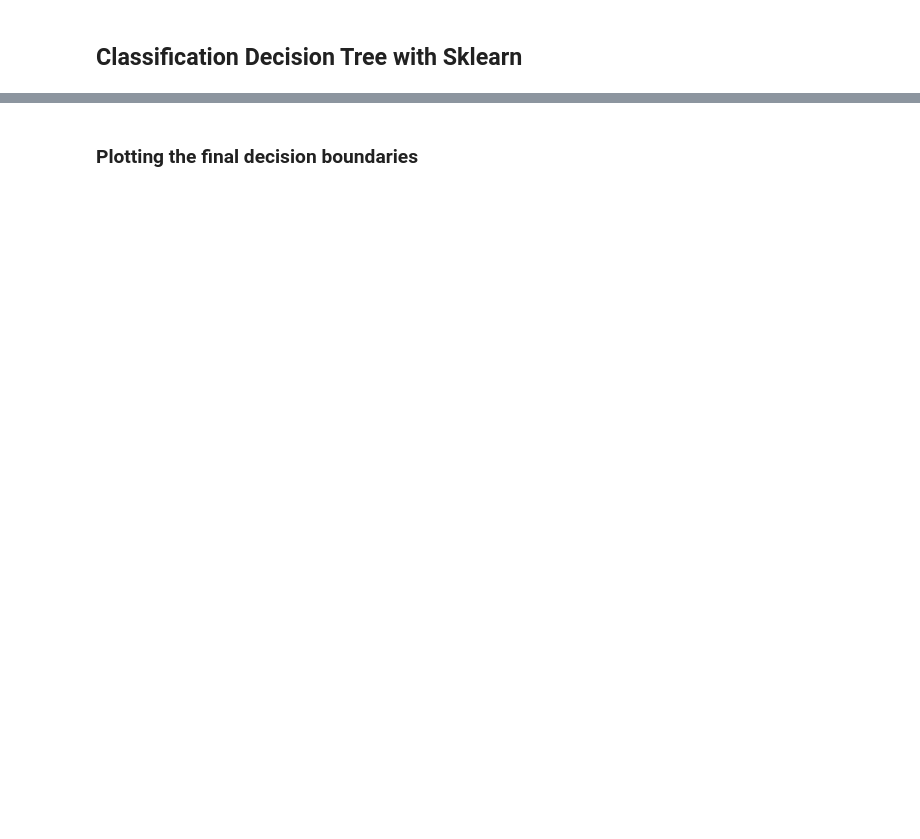
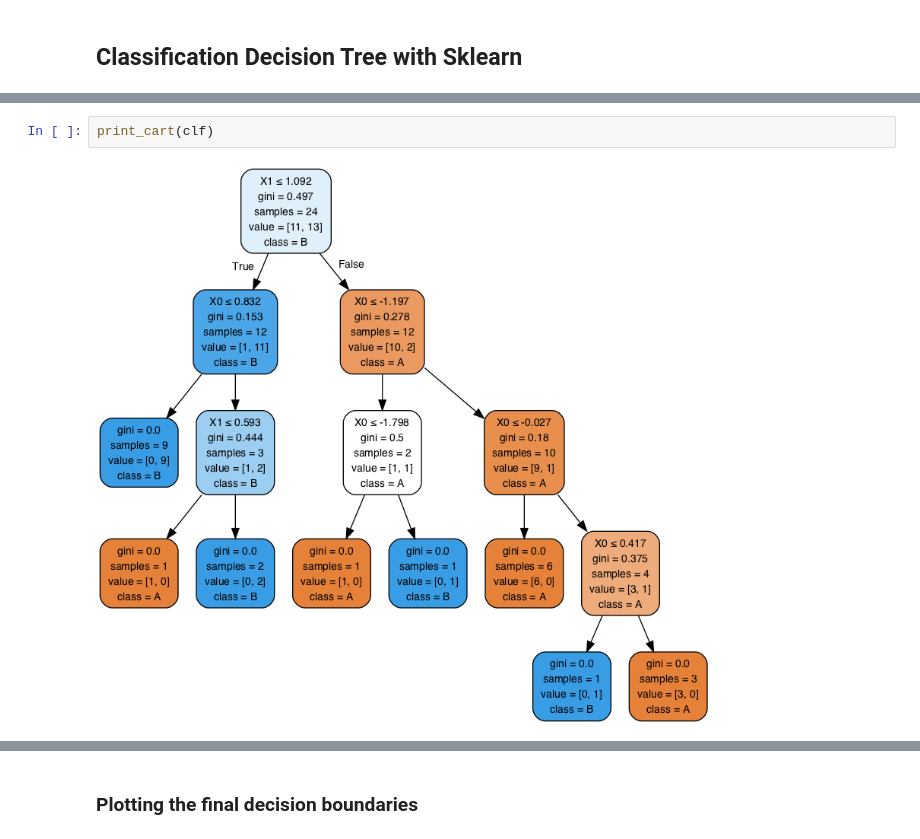
Before and after one commit to davidggphy/2019_03_Curso_IFT, a Jupyter notebook: notebooks/01_classification/00_decision_tree.ipynb, the cells around one changed output, grey strips where cells are left out. Drawn from its saved outputs; the diff is of its cells as text; blank space fills up the shorter version.

```diff
--- a/notebooks/01_classification/00_decision_tree.ipynb
+++ b/notebooks/01_classification/00_decision_tree.ipynb
@@ -130,0 +227,4 @@ clf2 = tree.DecisionTreeClassifier(max_depth=4).fit(X_train, Y_train)
+# %%
+print_cart(clf)
+# %% [output]
+[figure, added]
```
Also changed, not shown: parts of 52 cells of this notebook, 3 other files.
